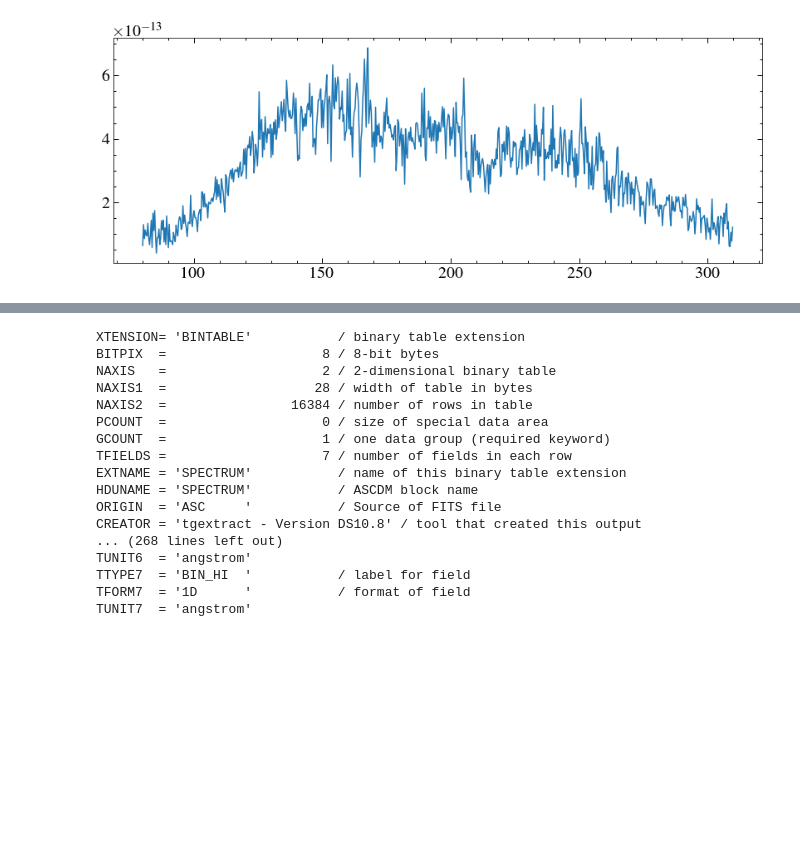
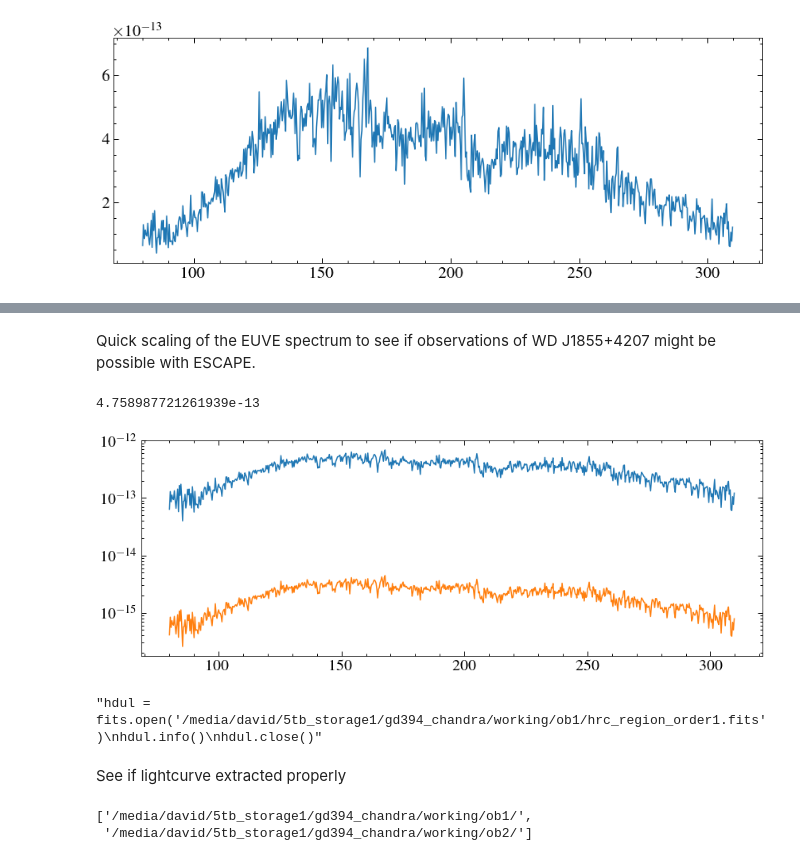
Before and after one commit to davidjwilson/gd394_chandra, a Jupyter notebook: chandra_1stlook.ipynb, the cells around one changed output, grey strips where cells are left out. Drawn from its saved outputs; the diff is of its cells as text; code cells hidden in the pictures; blank space fills up the shorter version.

```diff
--- a/chandra_1stlook.ipynb
+++ b/chandra_1stlook.ipynb
@@ -189,20 +205,31 @@ plt.tight_layout()
 # %%
-hdul[1].header
+#hdul[1].header
-# %% [output]
-XTENSION= 'BINTABLE'           / binary table extension
-BITPIX  =                    8 / 8-bit bytes
-NAXIS   =                    2 / 2-dimensional binary table
-NAXIS1  =                   28 / width of table in bytes
-NAXIS2  =                16384 / number of rows in table
-PCOUNT  =                    0 / size of special data area
-GCOUNT  =                    1 / one data group (required keyword)
-TFIELDS =                    7 / number of fields in each row
-EXTNAME = 'SPECTRUM'           / name of this binary table extension
-HDUNAME = 'SPECTRUM'           / ASCDM block name
-ORIGIN  = 'ASC     '           / Source of FITS file
-CREATOR = 'tgextract - Version DS10.8' / tool that created this output
-... (268 lines left out)
-TUNIT6  = 'angstrom'
-TTYPE7  = 'BIN_HI  '           / label for field
-TFORM7  = '1D      '           / format of field
-TUNIT7  = 'angstrom'
+# %% [markdown]
+Quick scaling of the EUVE spectrum to see if observations of WD J1855+4207 might be possible with ESCAPE.
+# %%
+p394 = 19.849394614630985
+p1885 = 1.5971289451975246
+ratio = (p394/p1885)**2
+plt.plot(wv, fv)
+plt.plot(wv, fv/ratio)
+plt.yscale('log')
+print(np.trapz(fv/ratio, wv))
+# %% [output]
+4.758987721261939e-13
+[figure, added]
+# %%
+"""hdul = fits.open('/media/david/5tb_storage1/gd394_chandra/working/ob1/hrc_region_order1.fits')
+hdul.info()
+hdul.close()"""
+# %% [output]
+"hdul = fits.open('/media/david/5tb_storage1/gd394_chandra/working/ob1/hrc_region_order1.fits')\nhdul.info()\nhdul.close()"
+# %% [markdown]
+See if lightcurve extracted properly
+# %%
+path = '/media/david/5tb_storage1/gd394_chandra/working/'
+tbin = 1000
+obs = glob.glob(path+'ob*/')
+obs
+# %% [output]
+['/media/david/5tb_storage1/gd394_chandra/working/ob1/',
+ '/media/david/5tb_storage1/gd394_chandra/working/ob2/']
```
Also changed, not shown: parts of 12 cells of this notebook, 4 other files.
